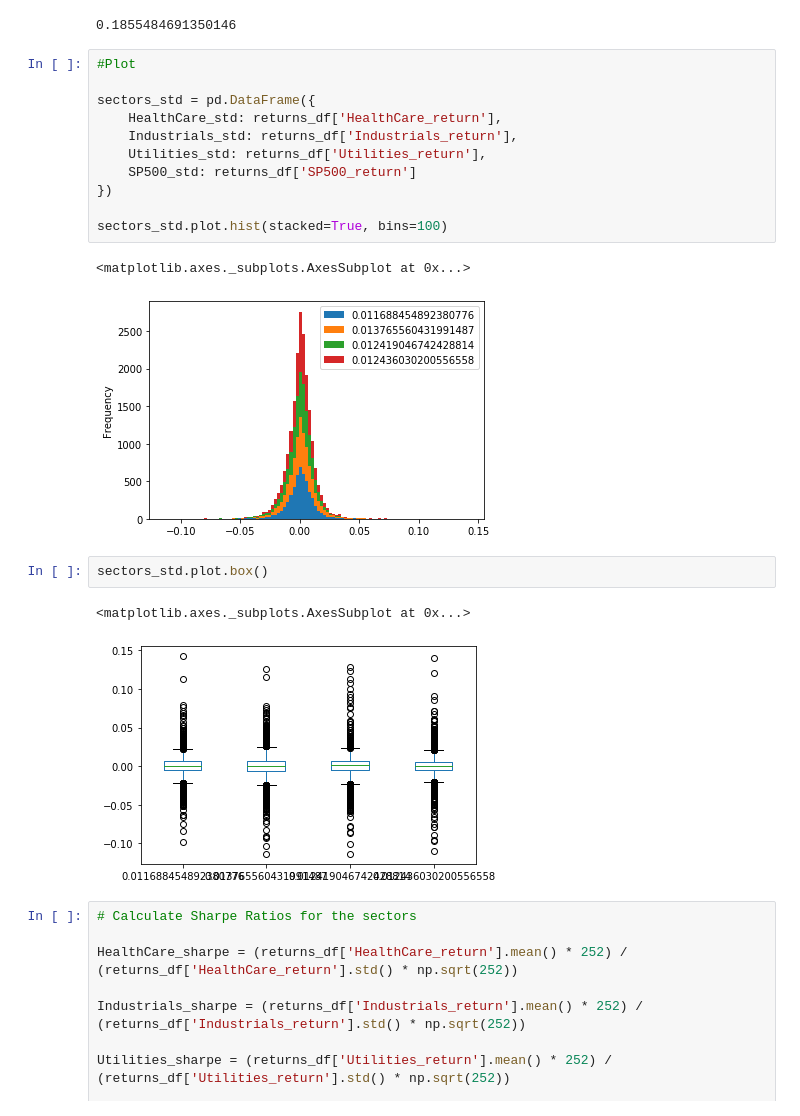
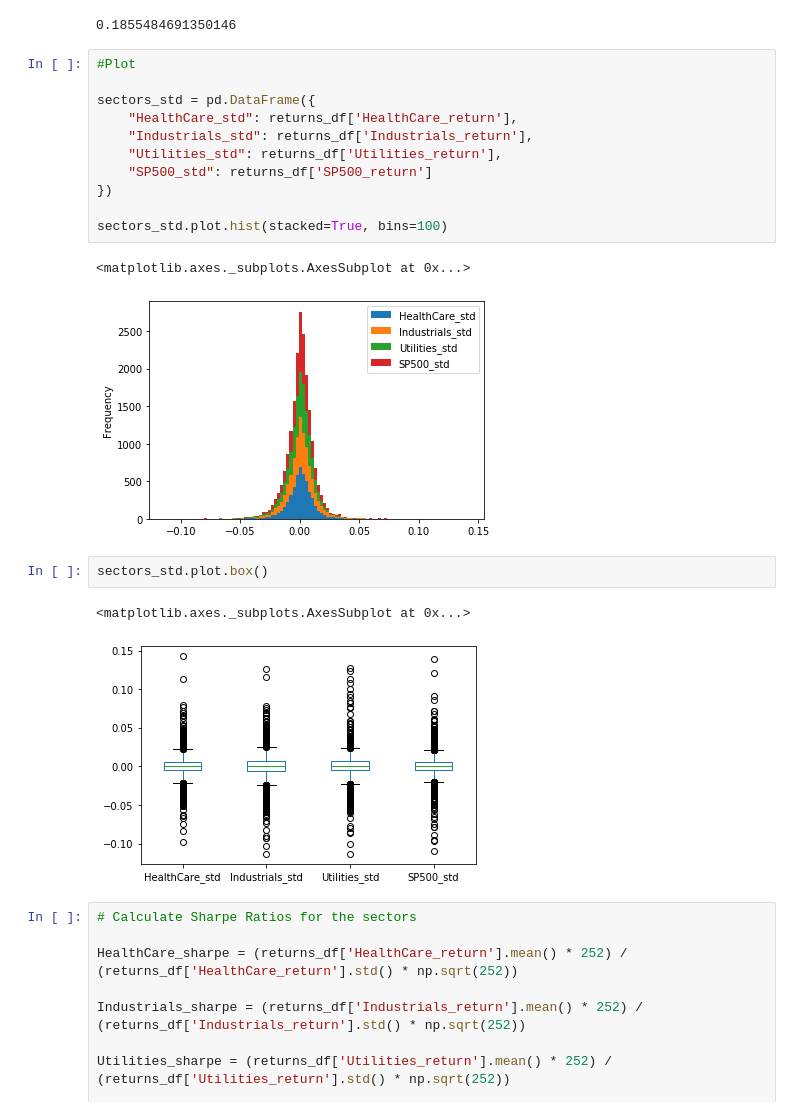
Before and after one commit to bkayratkyzy/Monte_Carlo_Simulations, a Jupyter notebook: notebooks/gabriel.ipynb, the cells around one changed output. Saved outputs shown, nothing was run; the diff lists cells and outputs as text.

Commit message:
Fixed labeling on STD plot

```diff
--- a/notebooks/gabriel.ipynb
+++ b/notebooks/gabriel.ipynb
@@ -250,22 +250,22 @@ annual_HealthCare_std
 # %%
 #Plot
 
 sectors_std = pd.DataFrame({
-    HealthCare_std: returns_df['HealthCare_return'],
-    Industrials_std: returns_df['Industrials_return'],
-    Utilities_std: returns_df['Utilities_return'],
-    SP500_std: returns_df['SP500_return']
+    "HealthCare_std": returns_df['HealthCare_return'],
+    "Industrials_std": returns_df['Industrials_return'],
+    "Utilities_std": returns_df['Utilities_return'],
+    "SP500_std": returns_df['SP500_return']
 })
 
 sectors_std.plot.hist(stacked=True, bins=100)
 # %% [output]
 <matplotlib.axes._subplots.AxesSubplot at 0x...>
-[figure, old version]
+[figure, new version]
 # %%
 sectors_std.plot.box()
 # %% [output]
 <matplotlib.axes._subplots.AxesSubplot at 0x...>
-[figure, old version]
+[figure, new version]
 # %%
 # Calculate Sharpe Ratios for the sectors
 
```
Also changed, not shown: parts of 21 cells of this notebook.
